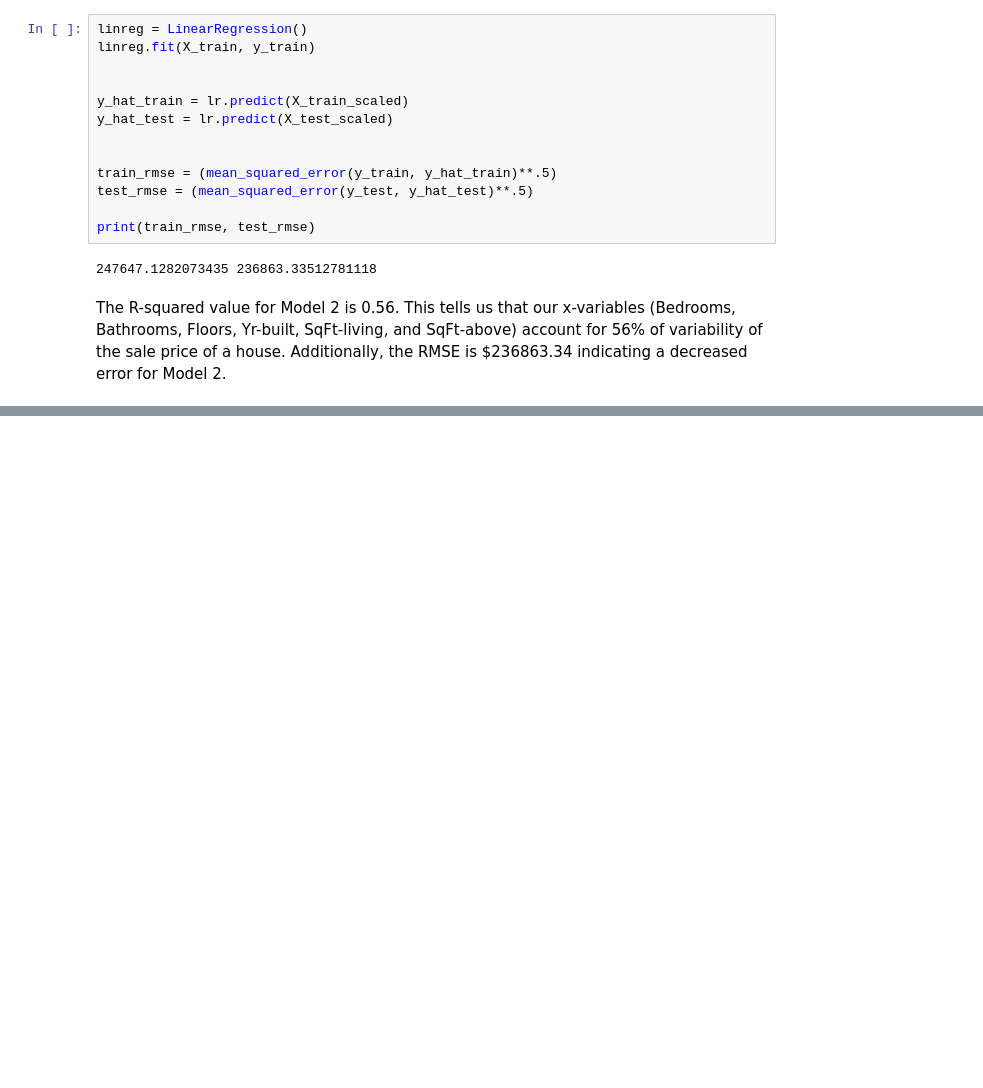
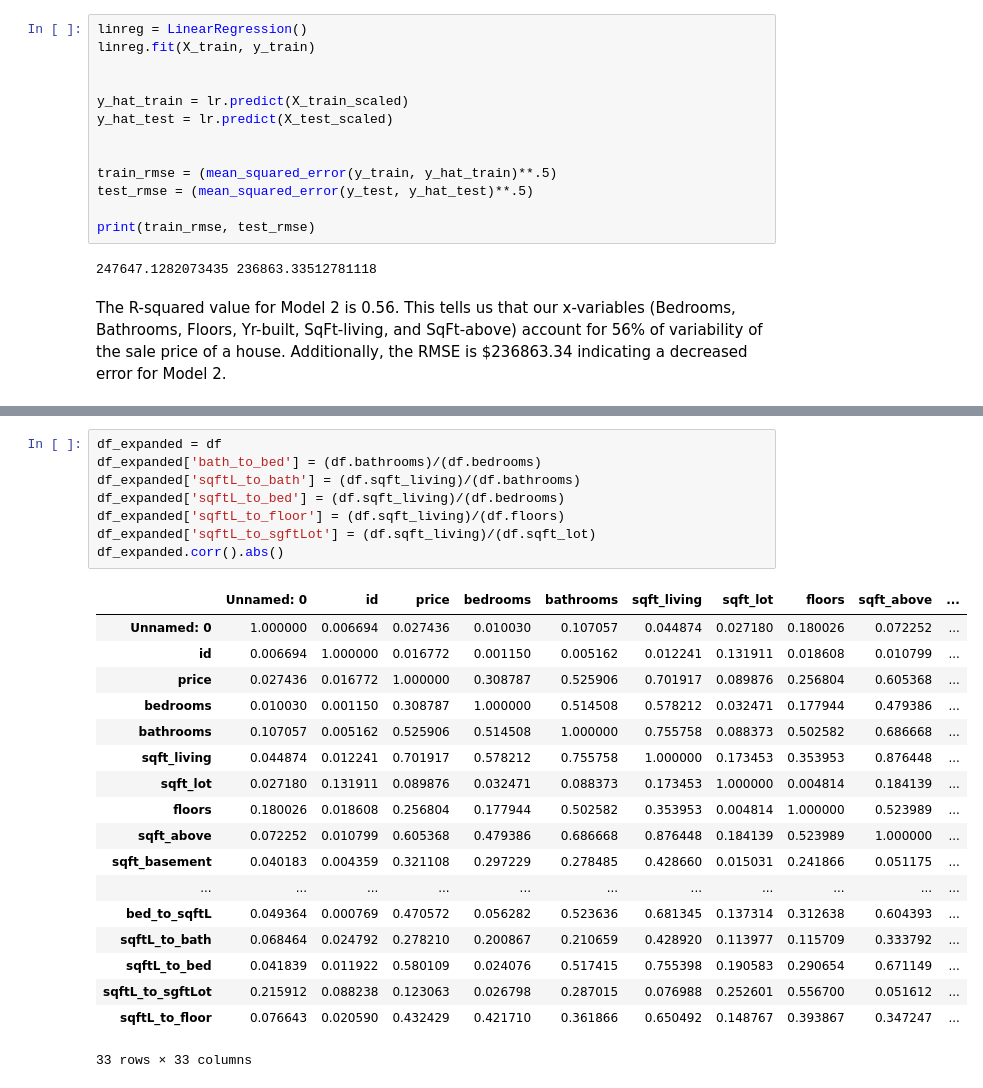
Before and after one commit to sgchatrathi/Real-Estate-Project-analysis, a Jupyter notebook: Main Notebook.ipynb, the cells around one changed output, grey strips where cells are left out. Drawn from its saved outputs; the diff is of its cells as text; blank space fills up the shorter version.

```diff
--- a/Main Notebook.ipynb
+++ b/Main Notebook.ipynb
@@ -248,0 +271,27 @@ The R-squared value for Model 2 is 0.56. This tells us that our x-variables (Bed
+# %%
+df_expanded = df
+df_expanded['bath_to_bed'] = (df.bathrooms)/(df.bedrooms)
+df_expanded['sqftL_to_bath'] = (df.sqft_living)/(df.bathrooms)
+df_expanded['sqftL_to_bed'] = (df.sqft_living)/(df.bedrooms)
+df_expanded['sqftL_to_floor'] = (df.sqft_living)/(df.floors)
+df_expanded['sqftL_to_sgftLot'] = (df.sqft_living)/(df.sqft_lot)
+df_expanded.corr().abs()
+# %% [output]
+|  | Unnamed: 0 | id | price | bedrooms | bathrooms | sqft_living | sqft_lot | floors | sqft_above | ... |
+| Unnamed: 0 | 1.000000 | 0.006694 | 0.027436 | 0.010030 | 0.107057 | 0.044874 | 0.027180 | 0.180026 | 0.072252 | ... |
+| id | 0.006694 | 1.000000 | 0.016772 | 0.001150 | 0.005162 | 0.012241 | 0.131911 | 0.018608 | 0.010799 | ... |
+| price | 0.027436 | 0.016772 | 1.000000 | 0.308787 | 0.525906 | 0.701917 | 0.089876 | 0.256804 | 0.605368 | ... |
+| bedrooms | 0.010030 | 0.001150 | 0.308787 | 1.000000 | 0.514508 | 0.578212 | 0.032471 | 0.177944 | 0.479386 | ... |
+| bathrooms | 0.107057 | 0.005162 | 0.525906 | 0.514508 | 1.000000 | 0.755758 | 0.088373 | 0.502582 | 0.686668 | ... |
+| sqft_living | 0.044874 | 0.012241 | 0.701917 | 0.578212 | 0.755758 | 1.000000 | 0.173453 | 0.353953 | 0.876448 | ... |
+| sqft_lot | 0.027180 | 0.131911 | 0.089876 | 0.032471 | 0.088373 | 0.173453 | 1.000000 | 0.004814 | 0.184139 | ... |
+| floors | 0.180026 | 0.018608 | 0.256804 | 0.177944 | 0.502582 | 0.353953 | 0.004814 | 1.000000 | 0.523989 | ... |
+| sqft_above | 0.072252 | 0.010799 | 0.605368 | 0.479386 | 0.686668 | 0.876448 | 0.184139 | 0.523989 | 1.000000 | ... |
+| sqft_basement | 0.040183 | 0.004359 | 0.321108 | 0.297229 | 0.278485 | 0.428660 | 0.015031 | 0.241866 | 0.051175 | ... |
+| ... | ... | ... | ... | ... | ... | ... | ... | ... | ... | ... |
+| bed_to_sqftL | 0.049364 | 0.000769 | 0.470572 | 0.056282 | 0.523636 | 0.681345 | 0.137314 | 0.312638 | 0.604393 | ... |
+| sqftL_to_bath | 0.068464 | 0.024792 | 0.278210 | 0.200867 | 0.210659 | 0.428920 | 0.113977 | 0.115709 | 0.333792 | ... |
+| sqftL_to_bed | 0.041839 | 0.011922 | 0.580109 | 0.024076 | 0.517415 | 0.755398 | 0.190583 | 0.290654 | 0.671149 | ... |
+| sqftL_to_sgftLot | 0.215912 | 0.088238 | 0.123063 | 0.026798 | 0.287015 | 0.076988 | 0.252601 | 0.556700 | 0.051612 | ... |
+| sqftL_to_floor | 0.076643 | 0.020590 | 0.432429 | 0.421710 | 0.361866 | 0.650492 | 0.148767 | 0.393867 | 0.347247 | ... |
+33 rows × 33 columns
```
Also changed, not shown: parts of 5 cells of this notebook.
